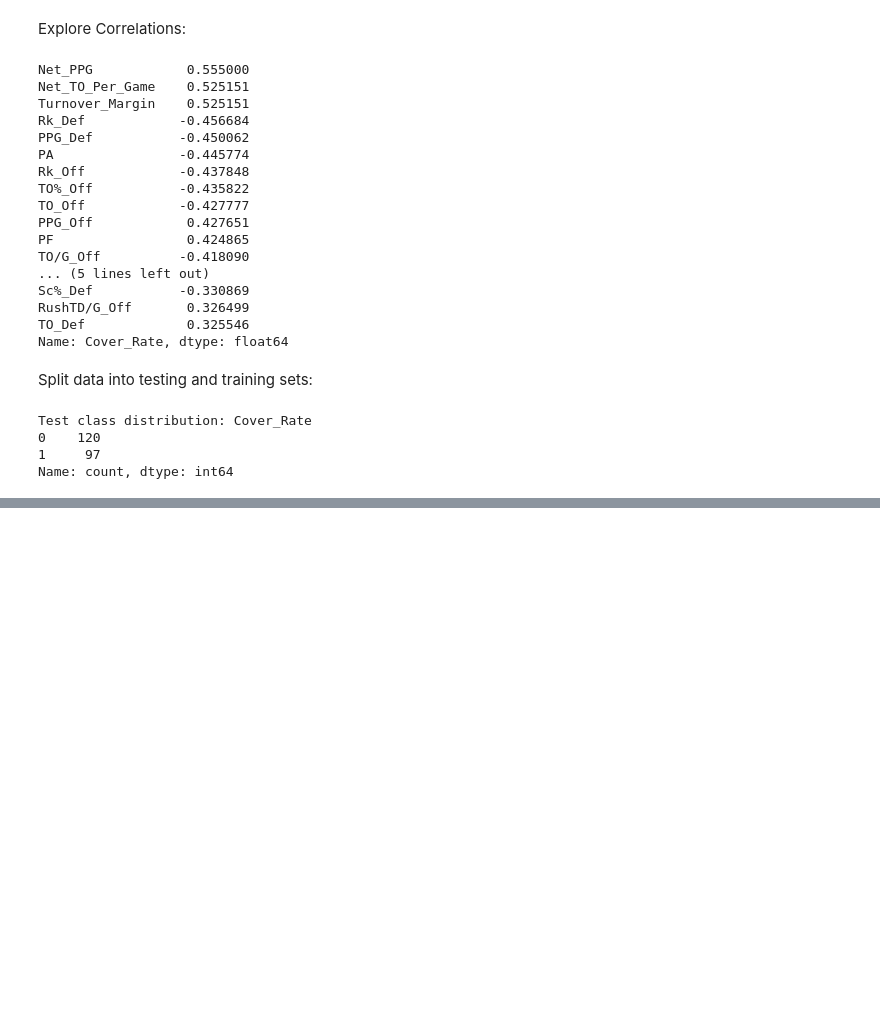
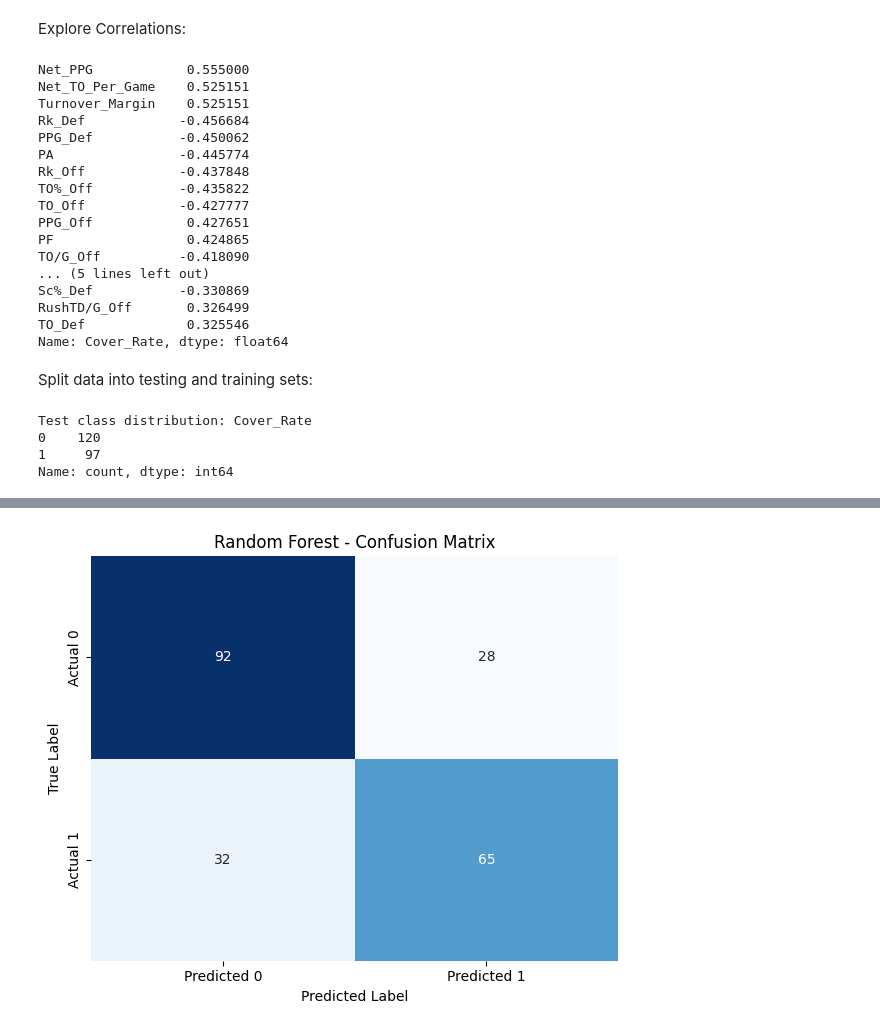
Before and after one commit to nickmazza84/Intro-to-Data-Science-Final-Project, a Jupyter notebook: DataScienceProject.ipynb, the cells around one changed output, grey strips where cells are left out. Saved outputs shown, nothing was run; the diff lists cells and outputs as text; code cells hidden in the pictures; blank space fills up the shorter version.

```diff
--- a/RevisedProject.ipynb
+++ b/DataScienceProject.ipynb
@@ -506,13 +553,22 @@ merged_stats_scaled['Cover_Rate'] = merged_stats['Cover_Rate']  # Add back targe
 # %%
 #Stats with highest correlations to cover rate (ignore "Covers")
 corr_with_target = merged_stats.corr()['Cover_Rate'].drop(['Cover_Rate', 'Covers']).sort_values(key=abs, ascending=False)
+
+#Same for the scaled DF
+corr_with_target_scaled = merged_stats_scaled.corr()['Cover_Rate'].drop(['Cover_Rate', 'Covers']).sort_values(key=abs, ascending=False)
+#Print stats with the highest correlations (will be the same regardless of scaling)
 print(corr_with_target.head(20))
 
 # Get the top 13 correlated stat names (excluding 'Cover_Rate' and 'Covers')
 top_features = corr_with_target.head(20).index.tolist()
+#Same for scaled
+top_scaled_features = corr_with_target_scaled.head(20).index.tolist()
 
 # Filter the original DataFrame to keep only these columns + the target
 filtered_df = merged_stats[top_features + ['Cover_Rate']]
+
+#Same for scaled
+filtered_df_scaled = merged_stats_scaled[top_scaled_features + ['Cover_Rate']]
 # %% [output]
 Net_PPG            0.555000
 Net_TO_Per_Game    0.525151
@@ -536,11 +592,16 @@ Name: Cover_Rate, dtype: float64
 # %%
 # Separate features and target
 X = filtered_df.drop('Cover_Rate', axis=1)
-y = (filtered_df['Cover_Rate'] > 0.5).astype(int)  # Or however you define "cover"
+y = (filtered_df['Cover_Rate'] > 0.5).astype(int)
+# Scaled variabled (for Logistic Regression)
+sX = filtered_df_scaled.drop('Cover_Rate', axis=1)
+sy = (filtered_df_scaled['Cover_Rate'] > 0.5).astype(int)
 
 # Split into train and test sets
 X_train, X_test, y_train, y_test = train_test_split(X, y, test_size=0.35, random_state=42, stratify=y)
-
+# #Also for scaled
+# Split into train and test sets
+sX_train, sX_test, sy_train, sy_test = train_test_split(sX, sy, test_size=0.35, random_state=42, stratify=sy)
 
 # Make sure you're seeing this:
 print("Test class distribution:", y_test.value_counts())
@@ -554,6 +615,6 @@ Name: count, dtype: int64
 # %%
+#List of models
 models = {
-    "Logistic Regression": LogisticRegression(max_iter=10000),
     "Random Forest": RandomForestClassifier(n_estimators=100, random_state=42),
     "XGBoost": XGBClassifier(eval_metric='logloss', random_state=42)
 }
@@ -564,21 +625,69 @@ for name, model in models.items():
     y_pred = model.predict(X_test)
     print(f"\n{name} Results:")
     print("Accuracy:", accuracy_score(y_test, y_pred))
+    print("MSE:", mean_squared_error(y_test, y_pred))
     print(classification_report(y_test, y_pred, zero_division=0))
 
-    if name == "Logistic Regression":
-        coefficients = model.coef_[0]
-        coef_df = pd.DataFrame({'Feature': X.columns, 'Coefficient': coefficients})
-        coef_df = coef_df.sort_values(by='Coefficient', ascending=False)
-        print("\nTop Positive Coefficients (pushing toward 1):")
-        print(coef_df.head(5))
-        print("Top Negative Coefficients (pushing toward 0):")
-        print(coef_df.tail(5))
+    cm = confusion_matrix(y_test, y_pred)
+    plt.figure(figsize=(6, 5))
+    sns.heatmap(cm, annot=True, fmt="d", cmap="Blues", cbar=False,
+                xticklabels=["Predicted 0", "Predicted 1"],
+                yticklabels=["Actual 0", "Actual 1"])
+    plt.xlabel("Predicted Label")
+    plt.ylabel("True Label")
+    plt.title(f"{name} - Confusion Matrix")
+    plt.tight_layout()
+    plt.show()
 
-    elif name in ["Random Forest", "XGBoost"]:
-        importances = model.feature_importances_
-        imp_df = pd.DataFrame({'Feature': X.columns, 'Importance': importances})
-        imp_df = imp_df.sort_values(by='Importance', ascending=False)
-        print(f"\nTop Features by Importance for {name}:")
-        print(imp_df.head(5))
+       # Precision-Recall Curve (only if model supports predict_proba)
+    if hasattr(model, "predict_proba"):
+        y_scores = model.predict_proba(X_test)[:, 1]
+        precision, recall, _ = precision_recall_curve(y_test, y_scores)
+        disp = PrecisionRecallDisplay(precision=precision, recall=recall)
+        fig, ax = plt.subplots(figsize=(8, 6))
+        disp.plot(ax=ax)
+        plt.title(f"{name} - Precision-Recall Curve")
+        plt.xlabel("Recall")
+        plt.ylabel("Precision")
+        plt.grid(True)
+        plt.show()
+
+#Scaled Models
+scaler_models = {
+    "Logistic Regression": LogisticRegression(max_iter=10000),
+    "SVM (RBF Kernel)": SVC(kernel='rbf', C=1.0, gamma='scale', probability=True)
+}
+# Train and evaluate
+for name, model in scaler_models.items():
+    model.fit(sX_train, sy_train)
+    sy_pred = model.predict(sX_test)
+    print(f"\n{name} Results:")
+    print("Accuracy:", accuracy_score(sy_test, sy_pred))
+    print("MSE:", mean_squared_error(y_test, y_pred))
+    print(classification_report(sy_test, sy_pred, zero_division=0))
+
+    cm = confusion_matrix(sy_test, sy_pred)
+    plt.figure(figsize=(6, 5))
+    sns.heatmap(cm, annot=True, fmt="d", cmap="Blues", cbar=False,
+                xticklabels=["Predicted 0", "Predicted 1"],
+                yticklabels=["Actual 0", "Actual 1"])
+    plt.xlabel("Predicted Label")
+    plt.ylabel("True Label")
+    plt.title(f"{name} - Confusion Matrix")
+    plt.tight_layout()
+    plt.show()
+
+    # Precision-Recall Curve (check for predict_proba)
+    fitted_model = model.best_estimator_ if hasattr(model, "best_estimator_") else model
+    if hasattr(fitted_model, "predict_proba"):
+        s_scores = fitted_model.predict_proba(sX_test)[:, 1]
+        precision, recall, _ = precision_recall_curve(sy_test, s_scores)
+        disp = PrecisionRecallDisplay(precision=precision, recall=recall)
+        fig, ax = plt.subplots(figsize=(8, 6))
+        disp.plot(ax=ax)
+        plt.title(f"{name} - Precision-Recall Curve")
+        plt.xlabel("Recall")
+        plt.ylabel("Precision")
+        plt.grid(True)
+        plt.show()
 # %% [output]
@@ -601,0 +705 @@ weighted avg       0.68      0.68      0.68       217
+[figure, added]
```
Also changed, not shown: parts of 29 cells of this notebook, 17 other files.
